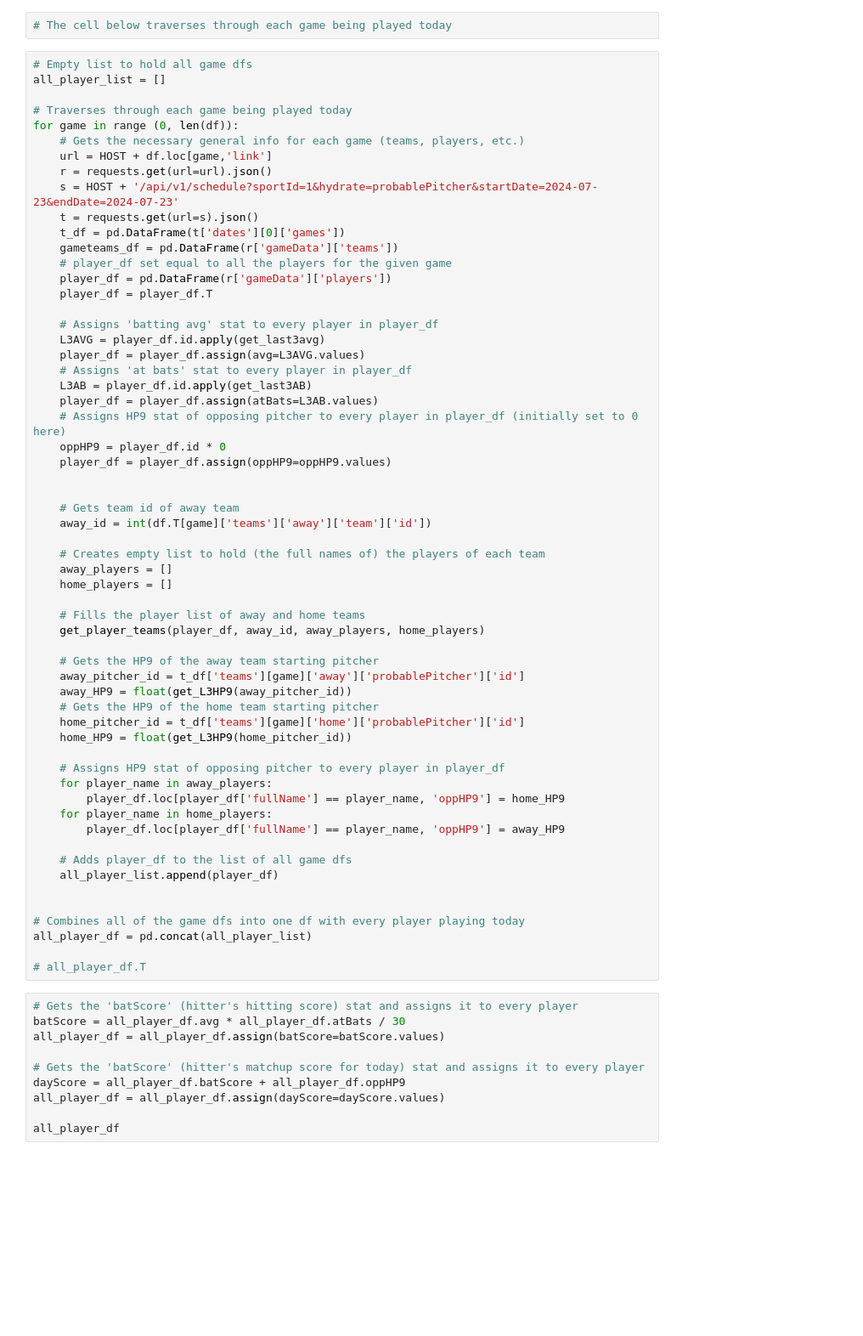
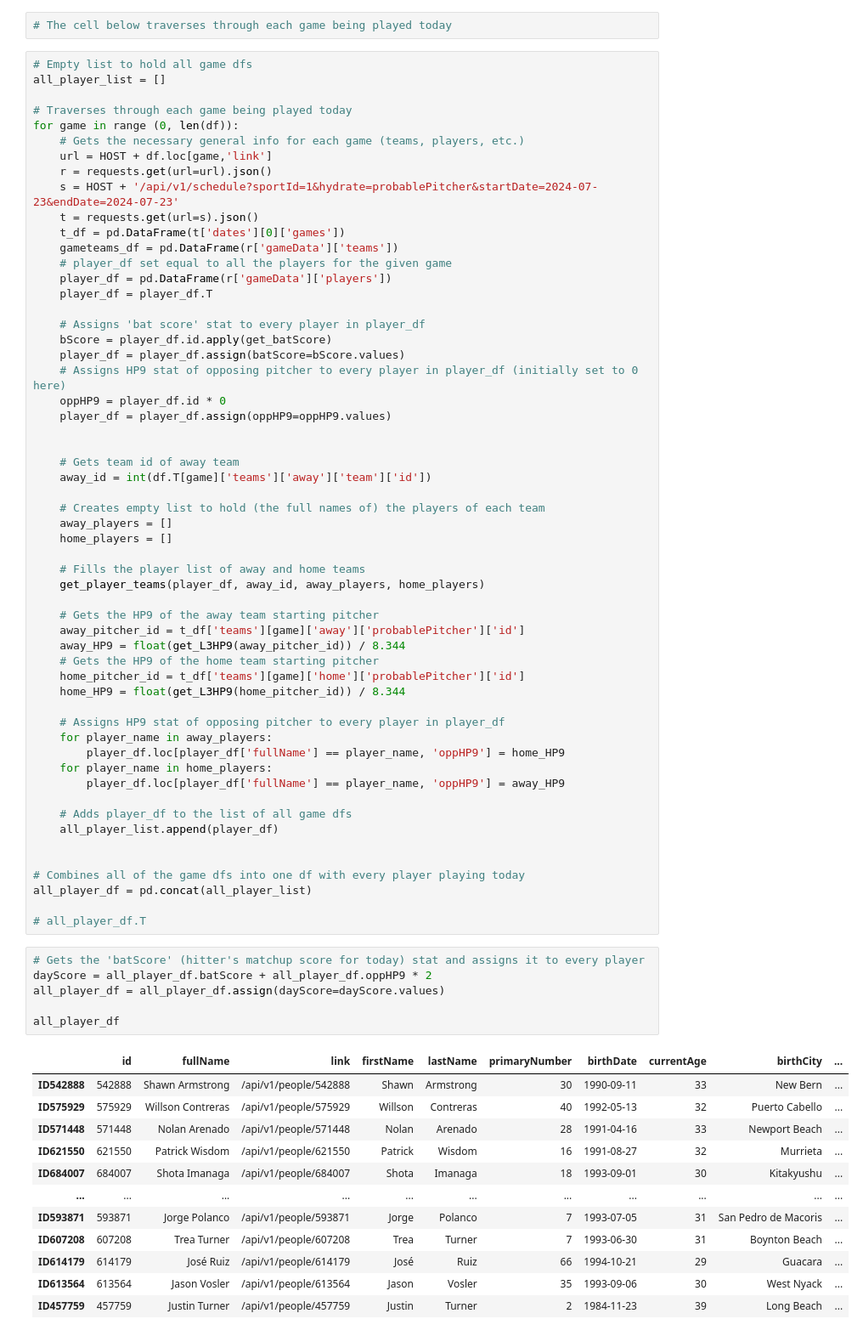
Before and after one commit to ztblick/baseball-data, a Jupyter notebook: comboMK1.ipynb, the cells around one changed output. Shown: that part at 85% size. Drawn from its saved outputs; the diff is of its cells as text; blank space fills up the shorter version.

```diff
--- a/comboMK1.ipynb
+++ b/comboMK1.ipynb
@@ -103,12 +105,9 @@ for game in range (0, len(df)):
     player_df = pd.DataFrame(r['gameData']['players'])
     player_df = player_df.T
 
-    # Assigns 'batting avg' stat to every player in player_df
-    L3AVG = player_df.id.apply(get_last3avg)
-    player_df = player_df.assign(avg=L3AVG.values)
-    # Assigns 'at bats' stat to every player in player_df
-    L3AB = player_df.id.apply(get_last3AB)
-    player_df = player_df.assign(atBats=L3AB.values)
+    # Assigns 'bat score' stat to every player in player_df
+    bScore = player_df.id.apply(get_batScore)
+    player_df = player_df.assign(batScore=bScore.values)
     # Assigns HP9 stat of opposing pitcher to every player in player_df (initially set to 0 here)
     oppHP9 = player_df.id * 0
     player_df = player_df.assign(oppHP9=oppHP9.values)
@@ -126,10 +125,10 @@ for game in range (0, len(df)):
 
     # Gets the HP9 of the away team starting pitcher
     away_pitcher_id = t_df['teams'][game]['away']['probablePitcher']['id']
-    away_HP9 = float(get_L3HP9(away_pitcher_id))
+    away_HP9 = float(get_L3HP9(away_pitcher_id)) / 8.344
     # Gets the HP9 of the home team starting pitcher
     home_pitcher_id = t_df['teams'][game]['home']['probablePitcher']['id']
-    home_HP9 = float(get_L3HP9(home_pitcher_id))
+    home_HP9 = float(get_L3HP9(home_pitcher_id)) / 8.344
 
     # Assigns HP9 stat of opposing pitcher to every player in player_df
     for player_name in away_players:
@@ -146,12 +145,21 @@ all_player_df = pd.concat(all_player_list)
 
 # all_player_df.T
 # %%
-# Gets the 'batScore' (hitter's hitting score) stat and assigns it to every player
-batScore = all_player_df.avg * all_player_df.atBats / 30
-all_player_df = all_player_df.assign(batScore=batScore.values)
-
 # Gets the 'batScore' (hitter's matchup score for today) stat and assigns it to every player
-dayScore = all_player_df.batScore + all_player_df.oppHP9
+dayScore = all_player_df.batScore + all_player_df.oppHP9 * 2
 all_player_df = all_player_df.assign(dayScore=dayScore.values)
 
 all_player_df
+# %% [output]
+|  | id | fullName | link | firstName | lastName | primaryNumber | birthDate | currentAge | birthCity | ... |
+| ID542888 | 542888 | Shawn Armstrong | /api/v1/people/542888 | Shawn | Armstrong | 30 | 1990-09-11 | 33 | New Bern | ... |
+| ID575929 | 575929 | Willson Contreras | /api/v1/people/575929 | Willson | Contreras | 40 | 1992-05-13 | 32 | Puerto Cabello | ... |
+| ID571448 | 571448 | Nolan Arenado | /api/v1/people/571448 | Nolan | Arenado | 28 | 1991-04-16 | 33 | Newport Beach | ... |
+| ID621550 | 621550 | Patrick Wisdom | /api/v1/people/621550 | Patrick | Wisdom | 16 | 1991-08-27 | 32 | Murrieta | ... |
+| ID684007 | 684007 | Shota Imanaga | /api/v1/people/684007 | Shota | Imanaga | 18 | 1993-09-01 | 30 | Kitakyushu | ... |
+| ... | ... | ... | ... | ... | ... | ... | ... | ... | ... | ... |
+| ID593871 | 593871 | Jorge Polanco | /api/v1/people/593871 | Jorge | Polanco | 7 | 1993-07-05 | 31 | San Pedro de Macoris | ... |
+| ID607208 | 607208 | Trea Turner | /api/v1/people/607208 | Trea | Turner | 7 | 1993-06-30 | 31 | Boynton Beach | ... |
+| ID614179 | 614179 | José Ruiz | /api/v1/people/614179 | José | Ruiz | 66 | 1994-10-21 | 29 | Guacara | ... |
+| ID613564 | 613564 | Jason Vosler | /api/v1/people/613564 | Jason | Vosler | 35 | 1993-09-06 | 30 | West Nyack | ... |
+| ID457759 | 457759 | Justin Turner | /api/v1/people/457759 | Justin | Turner | 2 | 1984-11-23 | 39 | Long Beach | ... |
```
Also changed, not shown: parts of 3 cells of this notebook, 6 other files.
